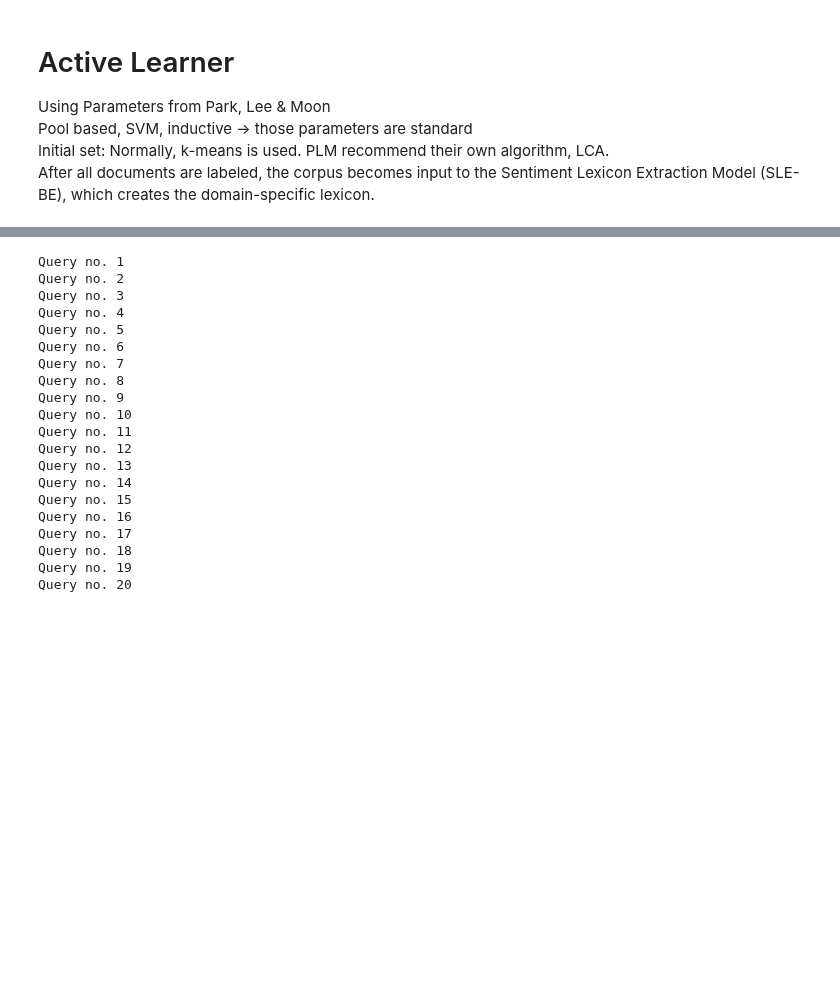
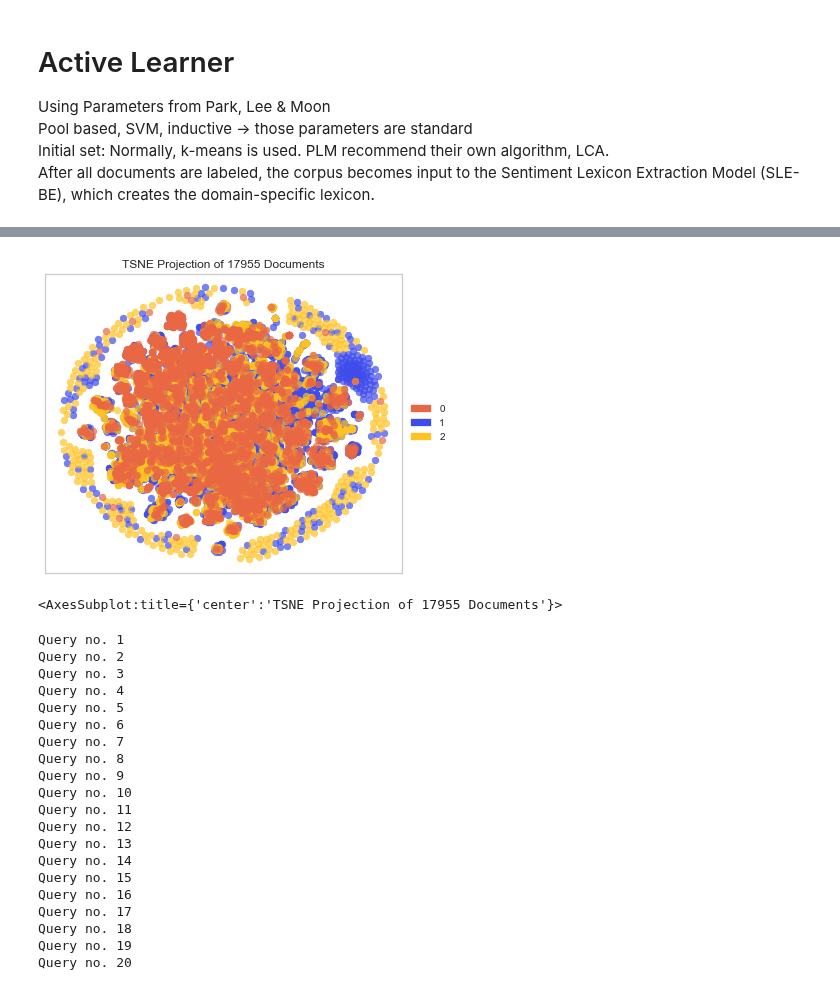
Before and after one commit to StefanWinterToo/Master-Thesis, a Jupyter notebook: App/ActiveLearner.ipynb, the cells around one changed output, grey strips where cells are left out. Cells and saved outputs as stored; diff of their text form; code cells hidden in the pictures; blank space fills up the shorter version.

```diff
--- a/App/ActiveLearner.ipynb
+++ b/App/ActiveLearner.ipynb
@@ -41,6 +59,22 @@ X_train = tfidf.fit_transform(data["text"])
 y_train_seed = y_train # To feed the Active Leaner
 X_train_seed = X_train[indices] # To feed the Active Learner
 X_train_pool = X_train[new_indices] # Instances that need to be labeled
+# %%
+# Try to visualize seed via t-sne
+# Playing with t-sne
+# https://www.scikit-yb.org/en/latest/api/text/tsne.html
+
+from sklearn.feature_extraction.text import TfidfVectorizer
+
+from yellowbrick.text import TSNEVisualizer
+
+# Create the visualizer and draw the vectors
+tsne = TSNEVisualizer(decompose_by = 100, alpha = 0.7, colors = ["#E96744", "#3F4CEC", "#FFC322"], labels = ["bearish", "bullish", "neutral"], random_state = 2)
+tsne.fit_transform(X_train_seed, y_train_seed)
+# tsne.show(labels = ["bearish", "bullish", "neutral"])
+# %% [output]
+[figure, added]
+<AxesSubplot:title={'center':'TSNE Projection of 17955 Documents'}>
 # %%
 from modAL.models import ActiveLearner
 from modAL.uncertainty import uncertainty_sampling
```
Also changed, not shown: parts of 2 cells of this notebook, 3 other files.
